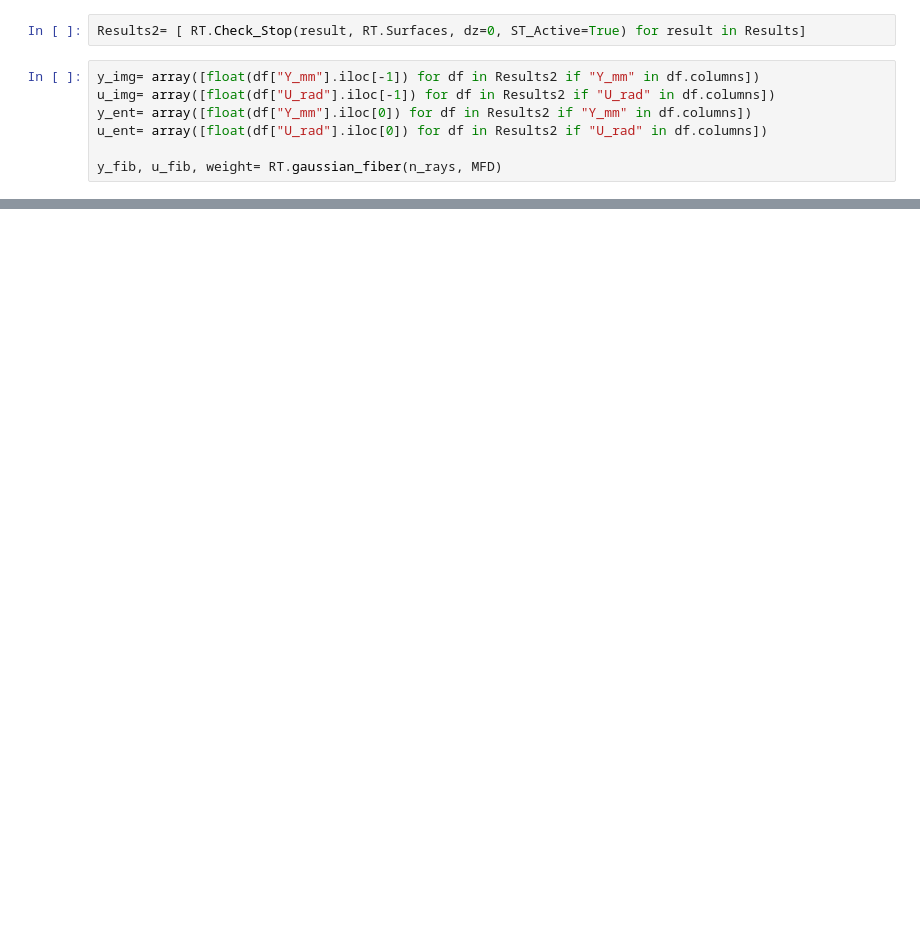
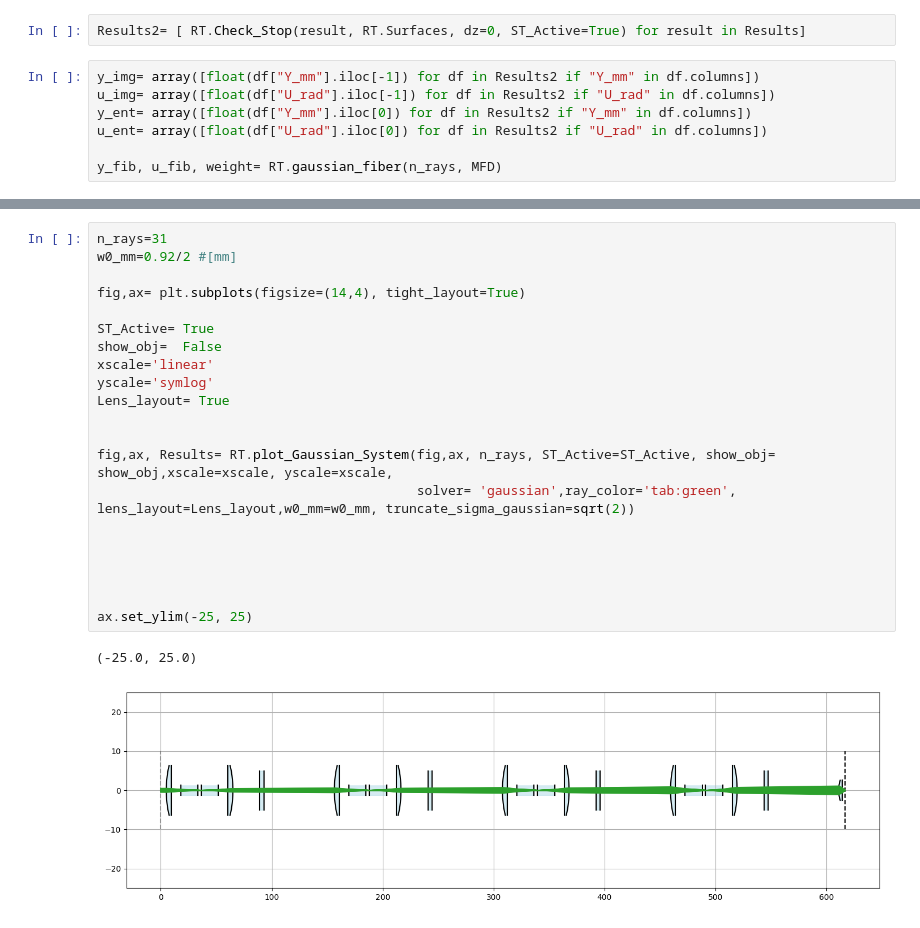
Before and after one commit to mshamdan/Ray, a Jupyter notebook: Example.ipynb, the cells around one changed output, grey strips where cells are left out. Cells and saved outputs as stored; diff of their text form; blank space fills up the shorter version.

```diff
--- a/Example.ipynb
+++ b/Example.ipynb
@@ -223,0 +235,24 @@ y_fib, u_fib, weight= RT.gaussian_fiber(n_rays, MFD)
+# %%
+n_rays=31
+w0_mm=0.92/2 #[mm]
+
+fig,ax= plt.subplots(figsize=(14,4), tight_layout=True)
+
+ST_Active= True
+show_obj=  False
+xscale='linear'
+yscale='symlog'
+Lens_layout= True
+
+
+fig,ax, Results= RT.plot_Gaussian_System(fig,ax, n_rays, ST_Active=ST_Active, show_obj= show_obj,xscale=xscale, yscale=xscale,
+                                         solver= 'gaussian',ray_color='tab:green', lens_layout=Lens_layout,w0_mm=w0_mm, truncate_sigma_gaussian=sqrt(2))
+
+
+
+
+
+ax.set_ylim(-25, 25)
+# %% [output]
+(-25.0, 25.0)
+[figure, added]
```
Also changed, not shown: parts of 37 cells of this notebook, 5 other files.
